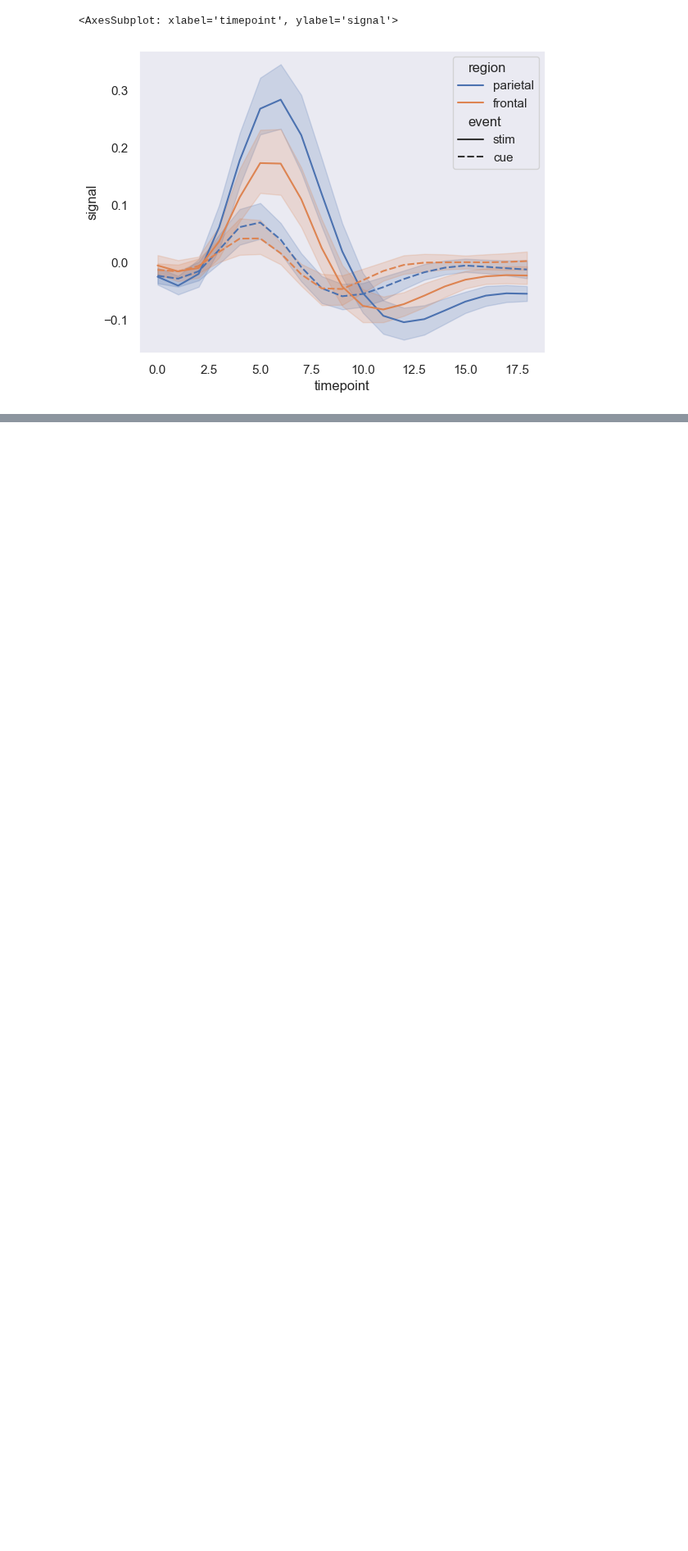
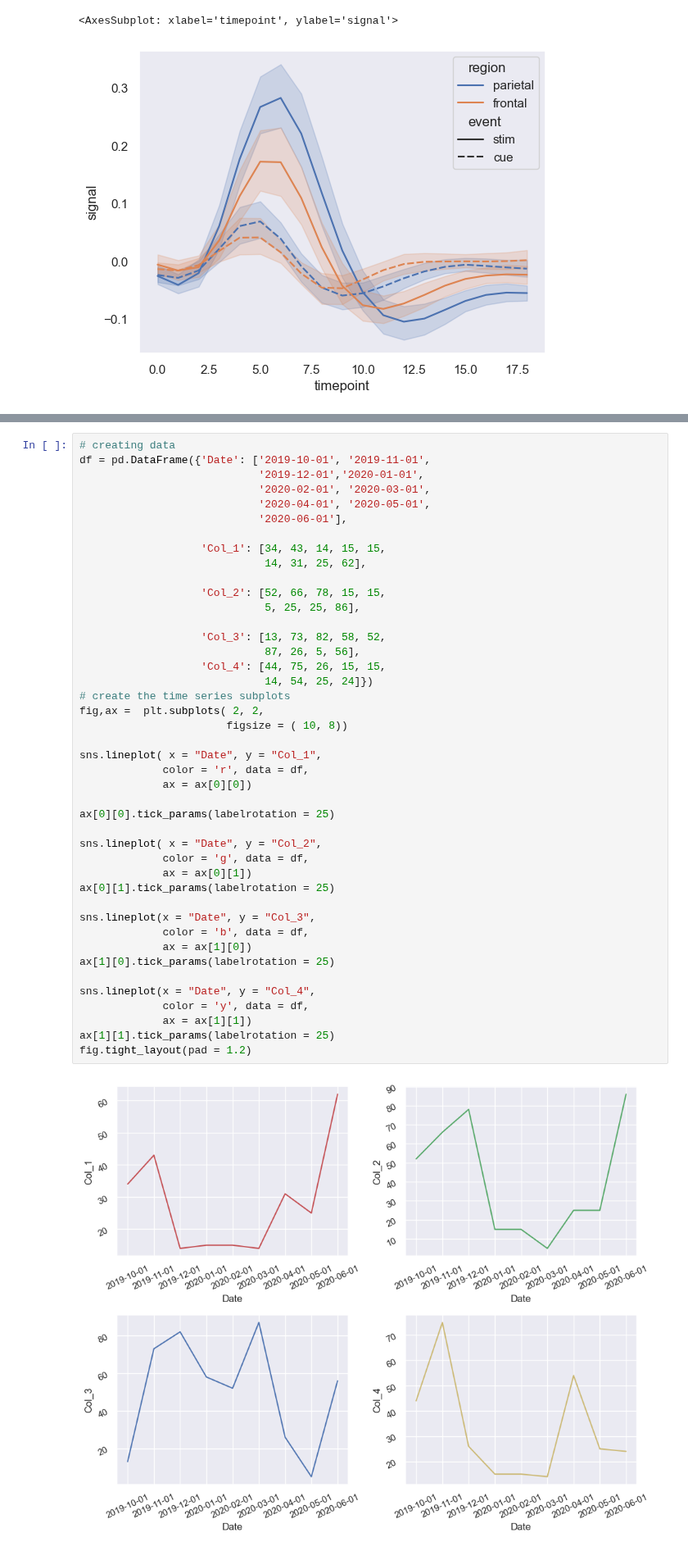
Before and after one commit to arunp77/Python-programming, a Jupyter notebook: Python-fundamental/Matplotlib.ipynb, the cells around one changed output, grey strips where cells are left out. Shown at 82% size. Saved outputs shown, nothing was run; the diff lists cells and outputs as text; blank space fills up the shorter version.

```diff
--- a/Python-fundamental/Matplotlib.ipynb
+++ b/Python-fundamental/Matplotlib.ipynb
@@ -1308,0 +1312,45 @@ plt.show()
+# %%
+# creating data
+df = pd.DataFrame({'Date': ['2019-10-01', '2019-11-01',
+                            '2019-12-01','2020-01-01',
+                            '2020-02-01', '2020-03-01',
+                            '2020-04-01', '2020-05-01',
+                            '2020-06-01'],
+
+                   'Col_1': [34, 43, 14, 15, 15,
+                             14, 31, 25, 62],
+
+                   'Col_2': [52, 66, 78, 15, 15,
+                             5, 25, 25, 86],
+
+                   'Col_3': [13, 73, 82, 58, 52,
+                             87, 26, 5, 56],
+                   'Col_4': [44, 75, 26, 15, 15,
+                             14, 54, 25, 24]})
+# create the time series subplots
+fig,ax =  plt.subplots( 2, 2,
+                       figsize = ( 10, 8))
+
+sns.lineplot( x = "Date", y = "Col_1",
+             color = 'r', data = df,
+             ax = ax[0][0])
+
+ax[0][0].tick_params(labelrotation = 25)
+
+sns.lineplot( x = "Date", y = "Col_2",
+             color = 'g', data = df,
+             ax = ax[0][1])
+ax[0][1].tick_params(labelrotation = 25)
+
+sns.lineplot(x = "Date", y = "Col_3",
+             color = 'b', data = df,
+             ax = ax[1][0])
+ax[1][0].tick_params(labelrotation = 25)
+
+sns.lineplot(x = "Date", y = "Col_4",
+             color = 'y', data = df,
+             ax = ax[1][1])
+ax[1][1].tick_params(labelrotation = 25)
+fig.tight_layout(pad = 1.2)
+# %% [output]
+[figure, added]
```
Also changed, not shown: parts of 27 cells of this notebook.
